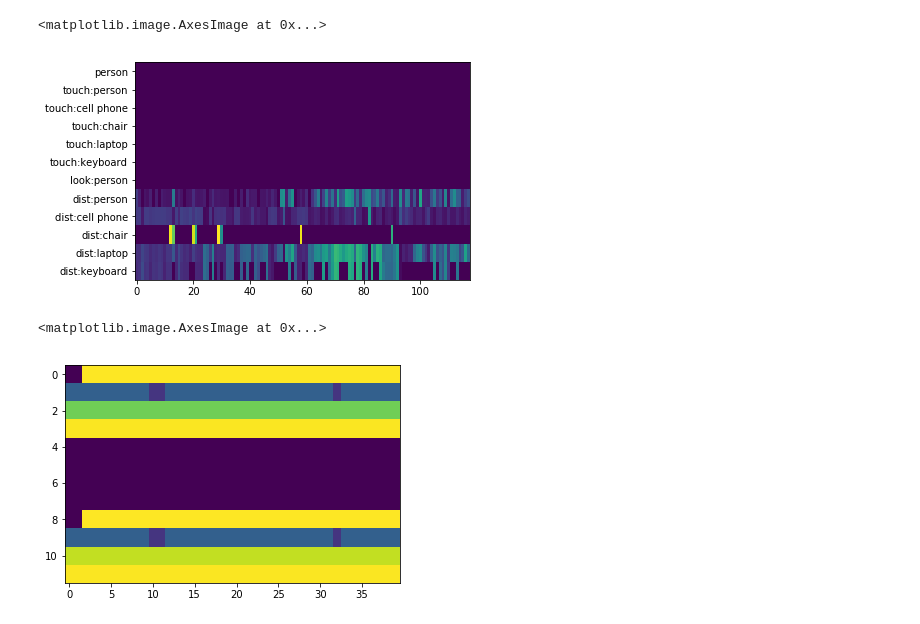
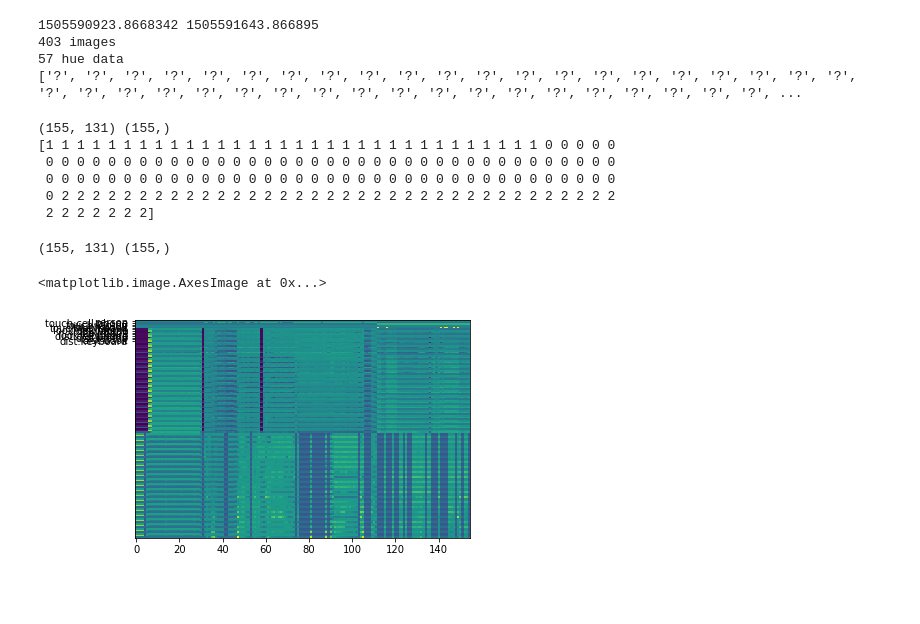
Before and after one commit to nakamoo/sumica, a Jupyter notebook: main_server/hai/notebooks/hue_learn2.ipynb, the cells around one changed output. Drawn from its saved outputs; the diff is of its cells as text; code cells hidden in the pictures; blank space fills up the shorter version.

```diff
--- a/main_server/hai/notebooks/hue_learn2.ipynb
+++ b/main_server/hai/notebooks/hue_learn2.ipynb
@@ -10,23 +10,40 @@ from controllers.learner.datasets import get_hue_dataset1
 # %%
 import time
-start_time = time.time()-600
+start_time = 1505590923.8668342
+end_time = 1505591643.866895
+print(start_time, end_time)
 
-dataX, dataY, touch_classes, look_classes = get_hue_dataset1("sean", start_time, 0)
+dataX, dataY, tags, touch_classes, look_classes = get_hue_dataset1("sean", start_time, end_time, 0, incl_touch=True, incl_look=False, incl_dist=False, incl_pose=False, incl_hand=True)
+print(tags)
+# %% [output]
+1505590923.8668342 1505591643.866895
+403 images
+57 hue data
+['?', '?', '?', '?', '?', '?', '?', '?', '?', '?', '?', '?', '?', '?', '?', '?', '?', '?', '?', '?', '?', '?', '?', '?', '?', '?', '?', '?', '?', '?', '?', '?', '?', '?', '?', '?', '?', '?', '?', '?', ...
+# %%
+dataX, dataY, y_classes = filter_tags(dataX, tags)
+print(dataX.shape, dataY.shape)
+print(dataY)
+# %% [output]
+(155, 131) (155,)
+[1 1 1 1 1 1 1 1 1 1 1 1 1 1 1 1 1 1 1 1 1 1 1 1 1 1 1 1 1 1 1 1 0 0 0 0 0
+ 0 0 0 0 0 0 0 0 0 0 0 0 0 0 0 0 0 0 0 0 0 0 0 0 0 0 0 0 0 0 0 0 0 0 0 0 0
+ 0 0 0 0 0 0 0 0 0 0 0 0 0 0 0 0 0 0 0 0 0 0 0 0 0 0 0 0 0 0 0 0 0 0 0 0 0
+ 0 2 2 2 2 2 2 2 2 2 2 2 2 2 2 2 2 2 2 2 2 2 2 2 2 2 2 2 2 2 2 2 2 2 2 2 2
+ 2 2 2 2 2 2 2]
 # %%
 import matplotlib.pyplot as plt
 %matplotlib inline
 import numpy as np
 from sklearn import preprocessing
 
+print(dataX.shape, dataY.shape)
+
 ylabels = ["person"] + ["touch:" + t for t in touch_classes] + ["look:" + t for t in look_classes] + ["dist:" + t for t in touch_classes]
 plt.yticks(np.arange(len(ylabels)), ylabels)
 dataX_scaled = preprocessing.scale(dataX)
-plt.imshow(dataX.T, aspect="auto")
+plt.imshow(dataX_scaled.T, aspect="auto")
 # %% [output]
-<matplotlib.image.AxesImage at 0x...>
+(155, 131) (155,)
+<matplotlib.image.AxesImage at 0x...>
-[figure, old version]
+[figure, new version]
-# %%
-plt.imshow(dataY.T, aspect="auto")
-# %% [output]
-<matplotlib.image.AxesImage at 0x...>
-[figure, removed]
```
Also changed, not shown: parts of 6 cells of this notebook, 5 other files.
